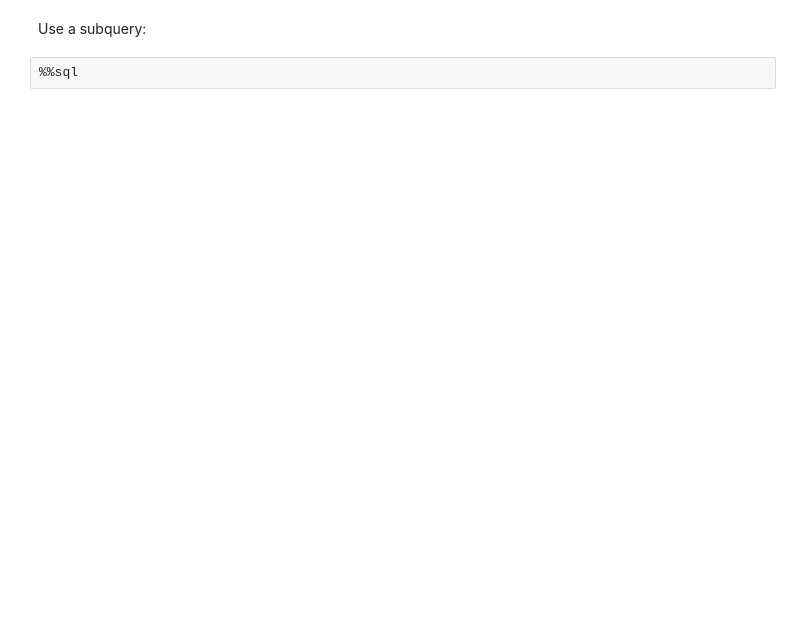
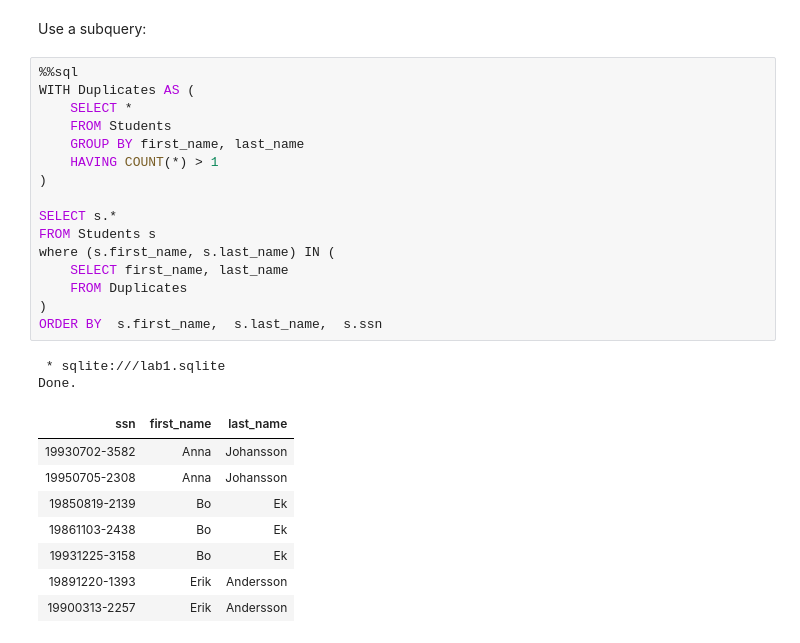
Before and after one commit to PelleHansson/databas, a Jupyter notebook: lab1/lab1.ipynb, the cells around one changed output. Drawn from its saved outputs; the diff is of its cells as text; blank space fills up the shorter version.

```diff
--- a/lab1/lab1.ipynb
+++ b/lab1/lab1.ipynb
@@ -706,3 +753,28 @@ Use a `JOIN`:
 Use a subquery:
 # %%
 %%sql
+WITH Duplicates AS (
+    SELECT *
+    FROM Students
+    GROUP BY first_name, last_name
+    HAVING COUNT(*) > 1
+)
+
+SELECT s.*
+FROM Students s
+where (s.first_name, s.last_name) IN (
+    SELECT first_name, last_name
+    FROM Duplicates
+)
+ORDER BY  s.first_name,  s.last_name,  s.ssn
+# %% [output]
+ * sqlite:///lab1.sqlite
+Done.
+| ssn | first_name | last_name |
+| 19930702-3582 | Anna | Johansson |
+| 19950705-2308 | Anna | Johansson |
+| 19850819-2139 | Bo | Ek |
+| 19861103-2438 | Bo | Ek |
+| 19931225-3158 | Bo | Ek |
+| 19891220-1393 | Erik | Andersson |
+| 19900313-2257 | Erik | Andersson |
```
Also changed, not shown: parts of 6 cells of this notebook.
